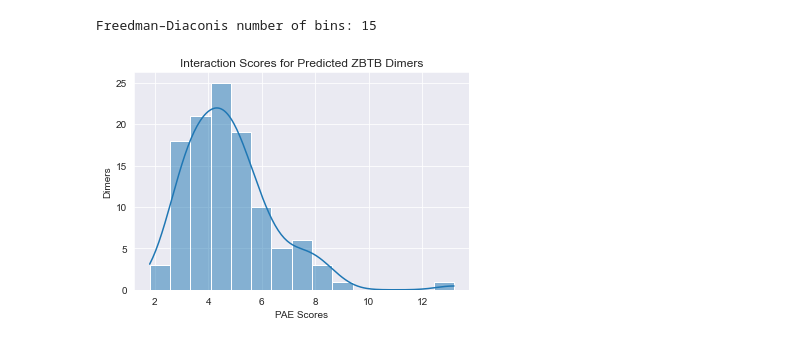
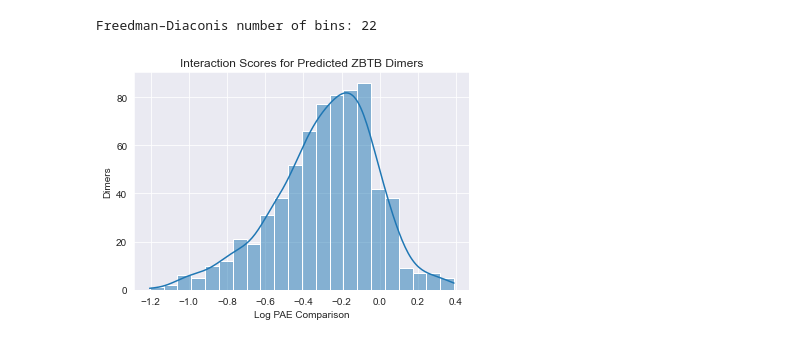
Before and after one commit to EgeEzen/Laboratory-Work, a Jupyter notebook: AlphaFold-Interaction-Scores/interaction_scoring_script.ipynb, the cells around one changed output. Cells and saved outputs as stored; diff of their text form; code cells hidden in the pictures.

```diff
--- a/AlphaFold-Interaction-Scores/interaction_scoring_script.ipynb
+++ b/AlphaFold-Interaction-Scores/interaction_scoring_script.ipynb
@@ -45,22 +136,21 @@ def sasa_scoring(result_dict):
 
     #this function returns two lists & the total chain length, for each chain, SASA scores for each residue
     #(they are from residue 1 to the end residue!)
+    list_for_A = []
+    list_for_B = []
 
-    list_for_B = []
-    b_chain_length = 0
-    list_for_C = []
     for i in range (1,10000):
         try:
-            list_for_B.append(result_dict["B"][str(i)].total)
-            b_chain_length = b_chain_length + 1 #this should be stored for the next steps
+            list_for_A.append(result_dict["A"][str(i)].total)
         except:
             break
 
     for i in range (1,10000):
         try:
-            list_for_C.append(result_dict["C"][str(i)].total)
+            list_for_B.append(result_dict["B"][str(i)].total)
         except:
             break
 
-    return(list_for_B, list_for_C,b_chain_length)
+
+    return(list_for_A,list_for_B)
 # %%
@@ -98,3 +234,10 @@ def interaction_site(list_for_B,list_for_C,b_chain_length,list_for_B_from_B, lis
+# %%
+#This function returns average if_plddt score
+def if_plddt(chain_plddt, string, interaction_sites):
+    interaction_array = np.array(interaction_sites)
+    interaction_array = interaction_array - 1
+    if_plddt_score = np.average(chain_plddt[string][interaction_array])
+    return if_plddt_score
 # %%
 import json
 
@@ -158,9 +369,7 @@ for f in file_names:
 # %%
-interaction_scorings_df = interaction_scorings_df.sort_values("final_score") #they are sorted by final_score with ascending manner
-print(interaction_scorings_df.head(2))
-print(type(interaction_scorings_df.iloc[0,4]))
-print(type(interaction_sites_for_B))
+interaction_scorings_df = interaction_scorings_df.sort_values("log_PAE_comparison_homodimers",ascending=False) #they are sorted by final_score with ascending manner
+display(interaction_scorings_df.head(2))
 
-interaction_scorings_df.to_csv('figures_and_csv_1/interaction_scorings.csv',index=False)
-interaction_scorings_df.to_excel('figures_and_csv_1/interaction_scorings.xlsx',index=False)
+interaction_scorings_df.to_csv('figures_csv/interaction_scorings_PAE_sorted.csv',index=False) #interaction_scoring_df is saved
+interaction_scorings_df.to_excel('figures_csv/interaction_scorings_PAE_sorted.xlsx',index=False) #interaction_scoring_df is saved
 # %% [output]
@@ -188,7 +384,7 @@ interaction_scorings_df.to_excel('figures_and_csv_1/interaction_scorings.xlsx',i
 import pandas as pd
 import re
 
-interaction_scorings_df = pd.read_csv('interaction_scorings.csv')
+#interaction_scorings_df = pd.read_csv('figures_csv/interaction_scorings.csv')
 
 for i in range(len(interaction_scorings_df.index)):
     name = interaction_scorings_df.iloc[i,0] #store the name
@@ -200,4 +396,5 @@ for i in range(len(interaction_scorings_df.index)):
         break
 
 print(interaction_scorings_df.head(2)) #display it
-#interaction_scorings_df.to_csv('interaction_scorings.csv',index=False) #interaction_scoring_df is saved
+interaction_scorings_df.to_csv('figures_csv/interaction_scorings.csv',index=False) #interaction_scoring_df is saved
+interaction_scorings_df.to_excel('figures_csv/interaction_scorings.xlsx',index=False)
@@ -261,33 +435,33 @@ print(ZBTB1_2_df.tail(2))
 # %%
 #In here, a histogram is created (from all combination and all values) in order to get a sense of distribution
 
 import matplotlib.pyplot as plt
 import numpy as np
 import seaborn as sns
 import pandas as pd
 
-interaction_scorings_df = pd.read_csv('interaction_scorings.csv')
+#interaction_scorings_df = pd.read_csv('interaction_scorings.csv')
 
 #now we are getting the final_scores as list
-final_score_list = interaction_scorings_df['final_score'].to_numpy()
+final_score_list = interaction_scorings_df['log_PAE_comparison_homodimers'].to_numpy()
 
 #to calculate the number of 'appropiate' bins Freedman–Diaconis rule is used
 q25, q75 = np.percentile(final_score_list, [25, 75])
 bin_width = 2 * (q75 - q25) * len(final_score_list) ** (-1/3)
 bins = round((final_score_list.max() - final_score_list.min()) / bin_width)
 
 print("Freedman–Diaconis number of bins:", bins)
 
 sns.set_style('darkgrid')
 
 g=sns.histplot(final_score_list, bins=bins, kde=True) #histogram with kde
 g.set_title('Interaction Scores for Predicted ZBTB Dimers')
-g.set(ylabel = "Dimers", xlabel = "PAE Scores")
+g.set(ylabel = "Dimers", xlabel = "Log PAE Comparison")
 
 plt.savefig("histogram_for_interaction_scores.jpg",dpi = 500)
 # %% [output]
-Freedman–Diaconis number of bins: 15
+Freedman–Diaconis number of bins: 22
-[figure, old version]
+[figure, new version]
 # %%
 #Same as the previous cell, this time only ZBTB1 and ZBTB2 dimers are compared
 
```
Also changed, not shown: parts of 15 cells of this notebook.
